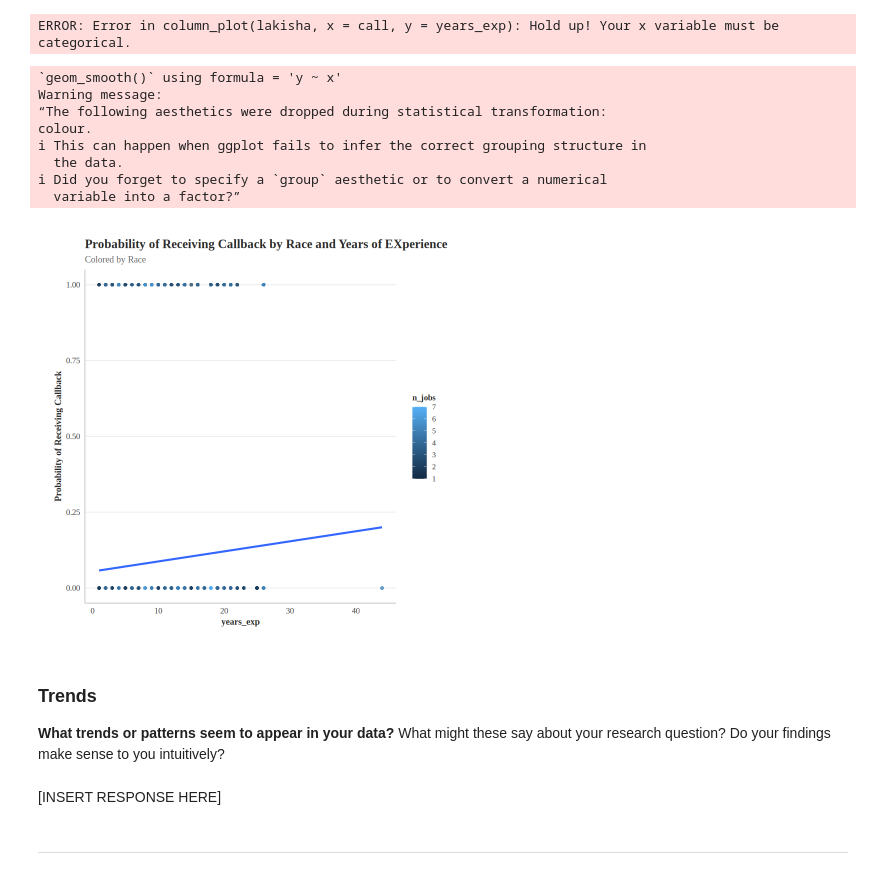
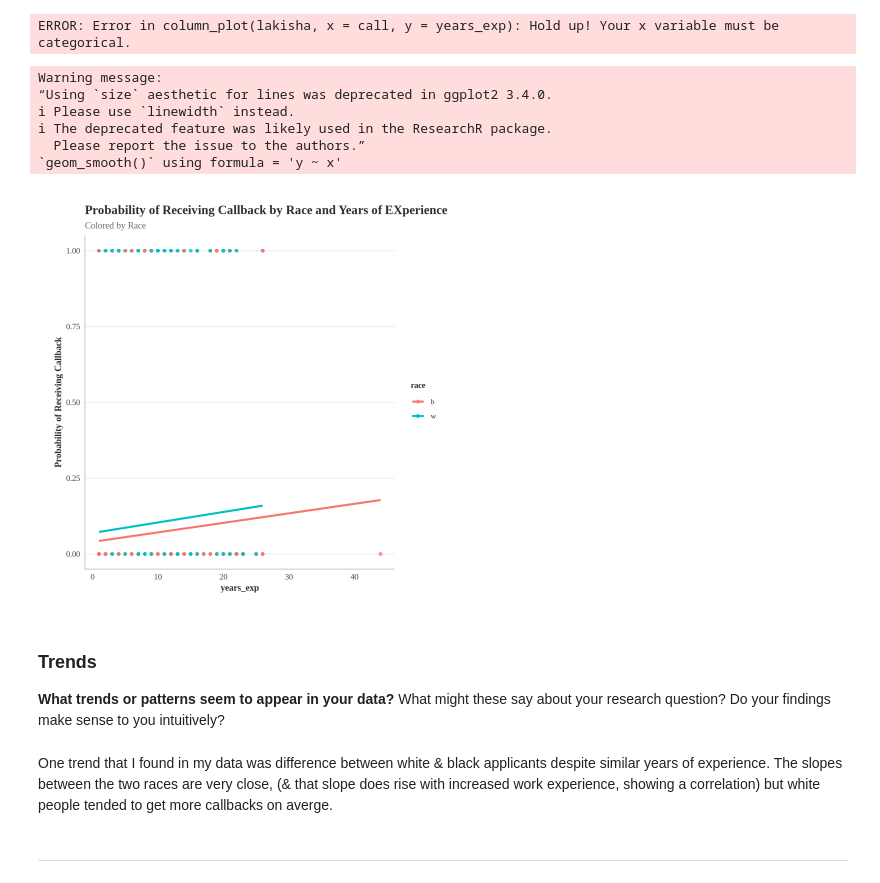
Before and after one commit to graceaa10/Unit0, a Jupyter notebook: ApResearchCT_SS.ipynb, the cells around one changed output. Drawn from its saved outputs; the diff is of its cells as text; code cells hidden in the pictures.

```diff
--- a/ApResearchCT_SS.ipynb
+++ b/ApResearchCT_SS.ipynb
@@ -171,33 +168,31 @@ ERROR: Error in column_plot(lakisha, x = call, y = years_exp): Hold up! Your x v
 # %%
 logit_model <- glm(call~race+years_exp, lakisha, family=binomial)
 predicted_probs <- predict(logit_model, type = "response")
 lakisha <- lakisha%>%mutate(probs=predicted_probs)
 
 scatter_plot(lakisha,
              x=years_exp,
              y=call,
              y_name="Probability of Receiving Callback",
-             color_by=n_jobs,
+             color_by=race,
              title="Probability of Receiving Callback by Race and Years of EXperience",
              subtitle="Colored by Race",
              line=TRUE)
 # %% [output]
+Warning message:
+“Using `size` aesthetic for lines was deprecated in ggplot2 3.4.0.
+ℹ Please use `linewidth` instead.
+ℹ The deprecated feature was likely used in the ResearchR package.
+  Please report the issue to the authors.”
 `geom_smooth()` using formula = 'y ~ x'
-Warning message:
-“The following aesthetics were dropped during statistical transformation:
-colour.
-ℹ This can happen when ggplot fails to infer the correct grouping structure in
-  the data.
-ℹ Did you forget to specify a `group` aesthetic or to convert a numerical
-  variable into a factor?”
-[figure, old version]
+[figure, new version]
 # %% [markdown]
 ### Trends
 
 
 **What trends or patterns seem to appear in your data?** What might these say about your research question? Do your findings make sense to you intuitively?
-# %% [markdown]
-[INSERT RESPONSE HERE]
+# %% [markdown]
+One trend that I found in my data was difference between white & black applicants despite similar years of experience. The slopes between the two races are very close, (& that slope does rise with increased work experience, showing a correlation) but white people tended to get more callbacks on averge.
 # %% [markdown]
 
 
```
Also changed, not shown: parts of 7 cells of this notebook.
